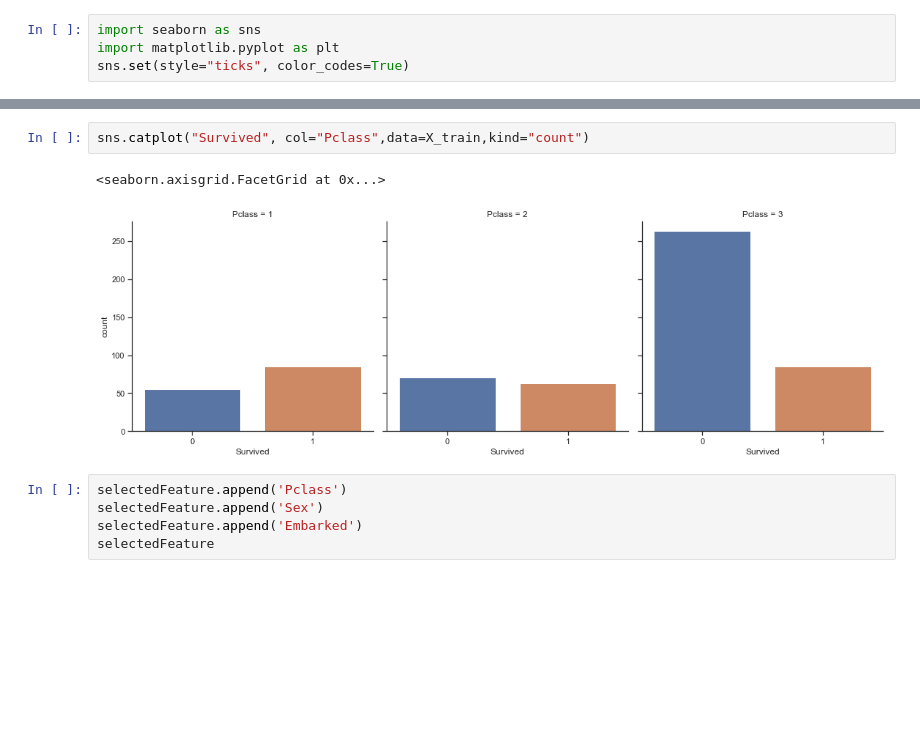
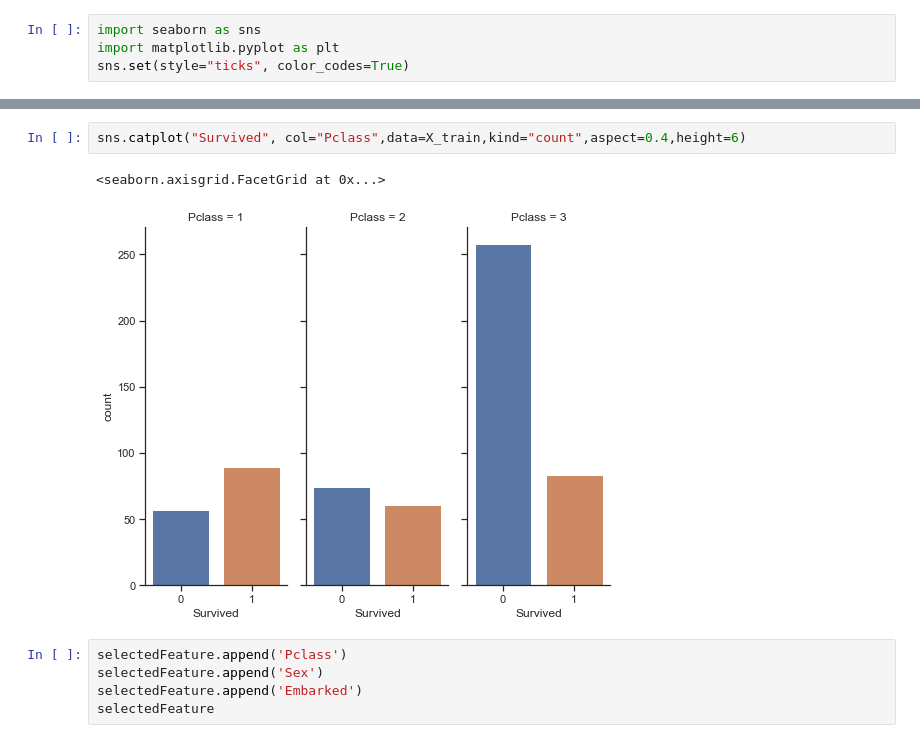
Before and after one commit to highsunday/Kaggle-, a Jupyter notebook: Titanic/titanic predict2.ipynb, the cells around one changed output, grey strips where cells are left out. Cells and saved outputs as stored; diff of their text form; blank space fills up the shorter version.

```diff
--- a/Titanic/titanic predict2.ipynb
+++ b/Titanic/titanic predict2.ipynb
@@ -151,8 +151,8 @@ sns.catplot(x="Sex", y="Survived", hue="Embarked", kind="bar", data=X_train);
 # %%
-sns.catplot("Survived", col="Pclass",data=X_train,kind="count")
+sns.catplot("Survived", col="Pclass",data=X_train,kind="count",aspect=0.4,height=6)
 # %% [output]
 <seaborn.axisgrid.FacetGrid at 0x...>
-[figure, old version]
+[figure, new version]
 # %%
 selectedFeature.append('Pclass')
 selectedFeature.append('Sex')
```
Also changed, not shown: parts of 8 cells of this notebook.
